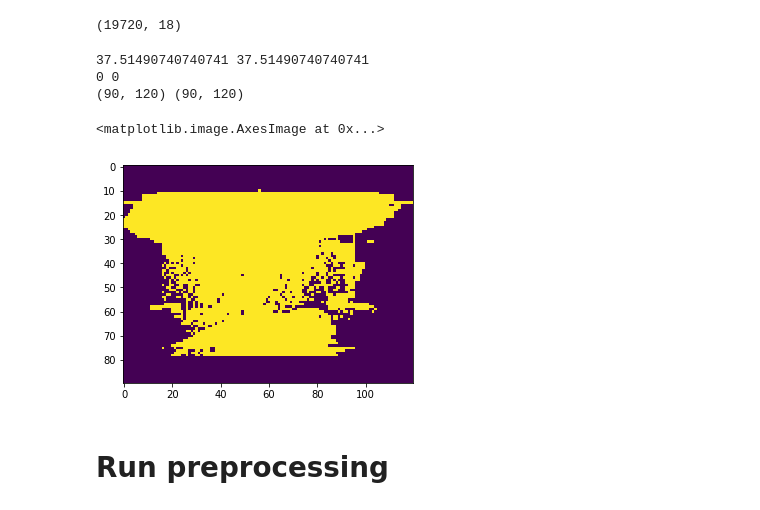
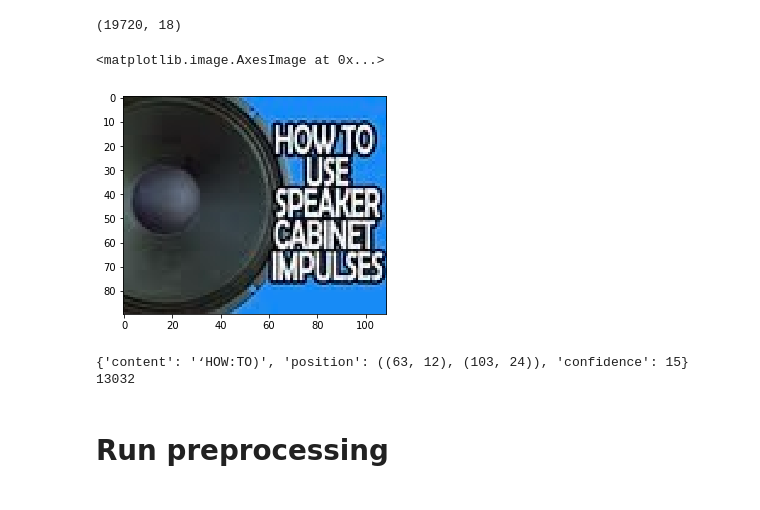
Before and after one commit to t-rryyyoooo/youtube, a Jupyter notebook: kernel.ipynb, the cells around one changed output. Drawn from its saved outputs; the diff is of its cells as text; code cells hidden in the pictures.

```diff
--- a/kernel.ipynb
+++ b/kernel.ipynb
@@ -228,18 +232,58 @@ test["thumbnail_path"] = [str(x) for x in sorted(test_path.glob("image*"))]
 train.shape
 # %% [output]
 (19720, 18)
-# %%
-img = cv2.imread("thumbnail/train/image_00009.jpeg")
-hls = cv2.cvtColor(img, cv2.COLOR_BGR2HLS)
-print(hls[..., 1].mean(), hls[..., 1].mean())
-gray = cv2.cvtColor(img, cv2.COLOR_BGR2GRAY)
-img2 = cv2.threshold(gray,15, 255, cv2.THRESH_BINARY)[1]
-print(gray[0,0], img2[0,0])
-print(gray.shape, img2.shape)
-plt.imshow(img2)
-# %% [output]
-37.51490740740741 37.51490740740741
-0 0
-(90, 120) (90, 120)
-<matplotlib.image.AxesImage at 0x...>
-[figure, removed]
+# %%
+def clip_image(path):
+    img = cv2.imread(path)
+    gray = cv2.cvtColor(img, cv2.COLOR_BGR2GRAY)
+
+    img2 = cv2.threshold(gray,20, 255, cv2.THRESH_BINARY)[1]
+    contours = cv2.findContours(img2, cv2.RETR_TREE, cv2.CHAIN_APPROX_SIMPLE)[0]
+    x1 = [] #x座標の最小値
+    y1 = [] #y座標の最小値
+    x2 = [] #x座標の最大値
+    y2 = [] #y座標の最大値
+    for i in range(1, len(contours)):# i = 1 は画像全体の外枠になるのでカウントに入れない
+        ret = cv2.boundingRect(contours[i])
+        x1.append(ret[0])
+        y1.append(ret[1])
+        x2.append(ret[0] + ret[2])
+        y2.append(ret[1] + ret[3])
+
+    # 輪郭の一番外枠を切り抜き
+    if not x1 or not x2 or not y1 or not y2:
+        return img
+
+    x1_min = min(x1)
+    y1_min = min(y1)
+    x2_max = max(x2)
+    y2_max = max(y2)
+    #cv2.rectangle(img, (x1_min, y1_min), (x2_max, y2_max), (0, 255, 0), 3)
+    crop_img = img[y1_min:y2_max, x1_min:x2_max]
+    return crop_img
+# %%
+img = clip_image("thumbnail/train/image_00028.jpeg")
+plt.imshow(img)
+# %% [output]
+<matplotlib.image.AxesImage at 0x...>
+[figure, added]
+# %%
+
+# Tesseract-OCRを呼び出す
+tools = pyocr.get_available_tools()
+tool = tools[0]
+# 画像から日本語文字を読み取る
+txt = tool.image_to_string(
+    Image.open("thumbnail/train/image_00028.jpeg"),                                 # 画像読み込み
+    lang="eng",                                             # 日本語を設定
+    builder=pyocr.builders.WordBoxBuilder(tesseract_layout=6)  # 結果をテキストとして受け取る
+)
+print(txt[0].__dict__)
+rect = 0
+for t in txt:
+    pos = t.__dict__["position"]
+    rect += (pos[1][0] - pos[0][0]) * (pos[1][1] - pos[0][1])
+print(rect)
+# %% [output]
+{'content': '‘HOW:TO)', 'position': ((63, 12), (103, 24)), 'confidence': 15}
+13032
```
Also changed, not shown: parts of 20 cells of this notebook, 1 other file.
